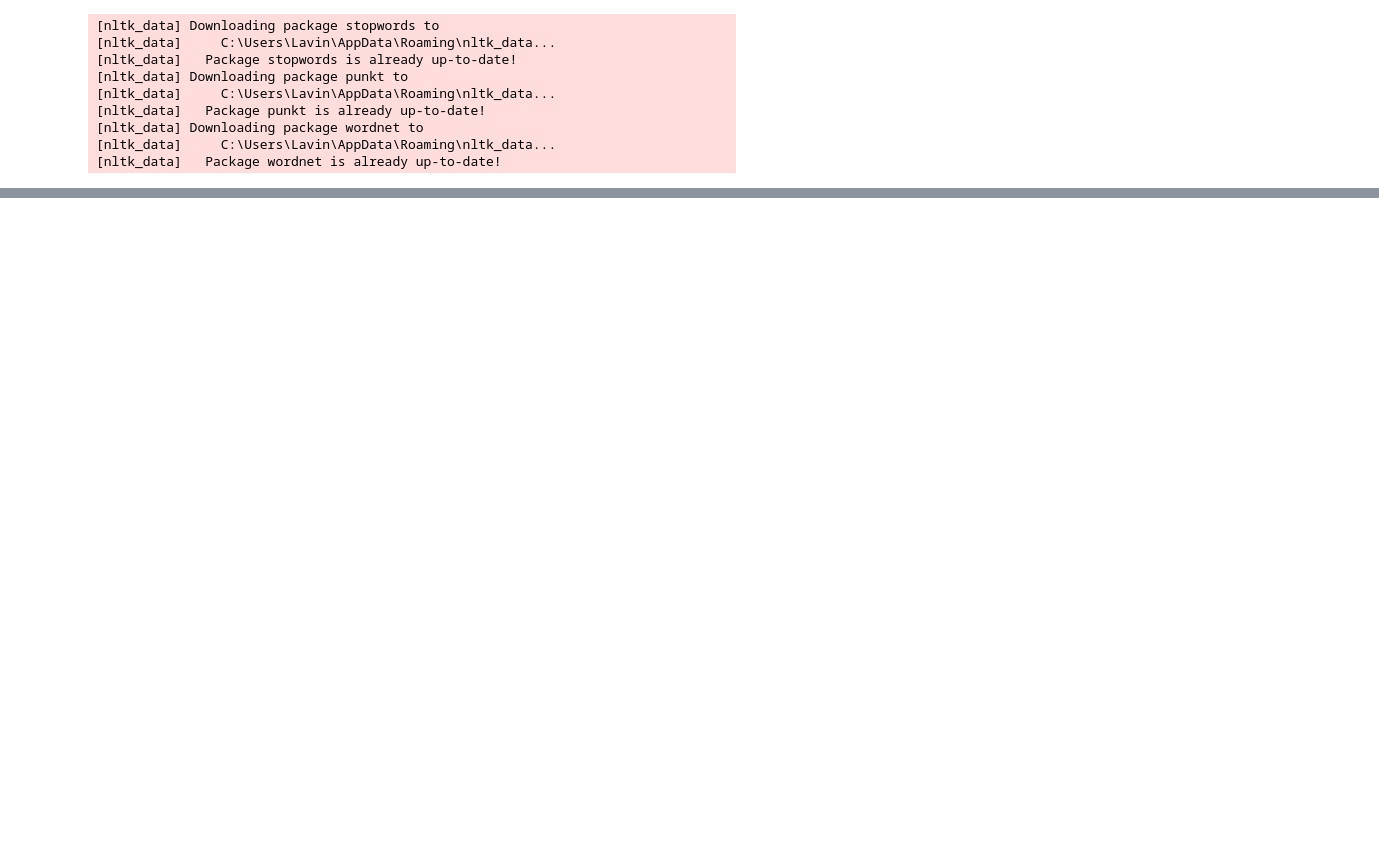
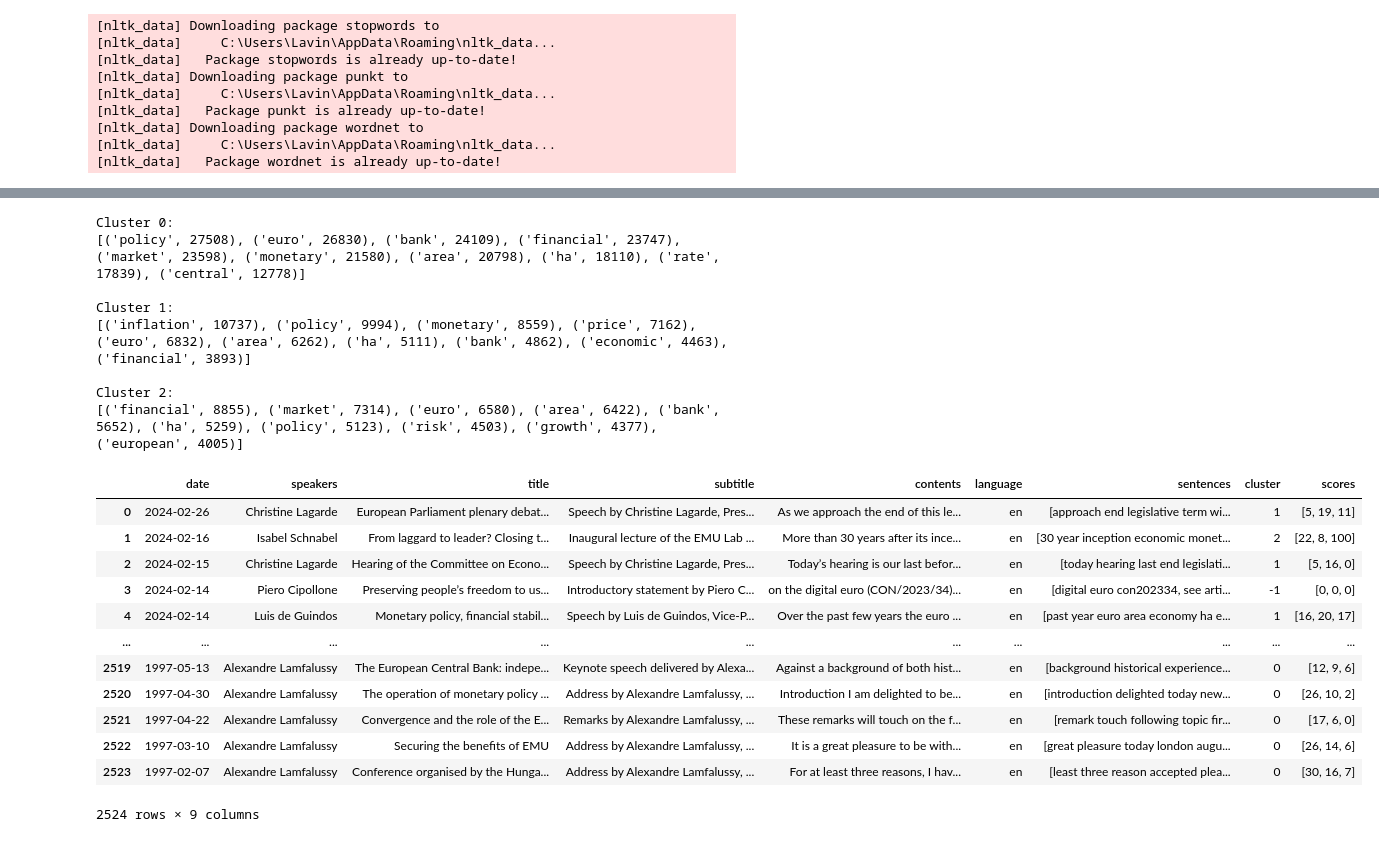
Before and after one commit to LaviniaSD/NPL---SPX, a Jupyter notebook: topic_analisys.ipynb, the cells around one changed output, grey strips where cells are left out. Cells and saved outputs as stored; diff of their text form; code cells hidden in the pictures; blank space fills up the shorter version.

Commit message:
Add topics clustering

```diff
--- a/topic_analisys.ipynb
+++ b/topic_analisys.ipynb
@@ -40,17 +40,14 @@ data = data[data['language'] == 'en']
 # %%
 # Drop null values
 data = data.dropna(subset=['speakers','contents'])
-# Reset index
 data = data.reset_index(drop=True)
+
 # Remove introduction
 for row in range (data.shape[0]):
-  try:
-    speech = re.split(
-        " \d+ (January|February|March|April|May|June|July|August|September|October|November|December) \d{4} ",
-        data.loc[row, "contents"])
-    data.loc[row, "contents"] = speech[-1]
-  except:
-    pass
+  speech = re.split(
+          " \d+ (January|February|March|April|May|June|July|August|September|October|November|December) \d{4} ",
+          data.loc[row, "contents"])
+  data.loc[row, "contents"] = speech[-1]
 # %%
 # Split into sentences
 sentences_list = []
@@ -295,0 +271,49 @@ example
+# %%
+# Cluster the texts based on the dictionaries
+def classify_text(text):
+    scores = [0, 0, 0]
+    for sentence in text:
+        interest_rates_score = sum([interest_rates_dict.get(word, 0) for word in sentence.split()])
+        inflation_score = sum([inflation_dict.get(word, 0) for word in sentence.split()])
+        economic_activity_score = sum([economic_activity_dict.get(word, 0) for word in sentence.split()])
+        scores[0] += interest_rates_score
+        scores[1] += inflation_score
+        scores[2] += economic_activity_score
+    if sum(scores) == 0:
+        return scores, -1
+    return scores, np.argmax(scores)
+
+def Dictionary_clustering(data):
+    data['scores'] = data['sentences'].apply(lambda x: classify_text(x)[0])
+    data['cluster'] = data['sentences'].apply(lambda x: classify_text(x)[1])
+
+    for i in range(3):
+        print(f"Cluster {i}:")
+        corpus = data[data['cluster'] == i]['sentences'].apply(lambda x: ' '.join(x))
+        common_words = get_top_n_words(corpus, 10)
+        print(common_words,'\n')
+    return data
+# %%
+Dictionary_clustering(data)
+# %% [output]
+Cluster 0:
+[('policy', 27508), ('euro', 26830), ('bank', 24109), ('financial', 23747), ('market', 23598), ('monetary', 21580), ('area', 20798), ('ha', 18110), ('rate', 17839), ('central', 12778)]
+
+Cluster 1:
+[('inflation', 10737), ('policy', 9994), ('monetary', 8559), ('price', 7162), ('euro', 6832), ('area', 6262), ('ha', 5111), ('bank', 4862), ('economic', 4463), ('financial', 3893)]
+
+Cluster 2:
+[('financial', 8855), ('market', 7314), ('euro', 6580), ('area', 6422), ('bank', 5652), ('ha', 5259), ('policy', 5123), ('risk', 4503), ('growth', 4377), ('european', 4005)]
+|  | date | speakers | title | subtitle | contents | language | sentences | cluster | scores |
+| 0 | 2024-02-26 | Christine Lagarde | European Parliament plenary debat... | Speech by Christine Lagarde, Pres... | As we approach the end of this le... | en | [approach end legislative term wi... | 1 | [5, 19, 11] |
+| 1 | 2024-02-16 | Isabel Schnabel | From laggard to leader? Closing t... | Inaugural lecture of the EMU Lab ... | More than 30 years after its ince... | en | [30 year inception economic monet... | 2 | [22, 8, 100] |
+| 2 | 2024-02-15 | Christine Lagarde | Hearing of the Committee on Econo... | Speech by Christine Lagarde, Pres... | Today’s hearing is our last befor... | en | [today hearing last end legislati... | 1 | [5, 16, 0] |
+| 3 | 2024-02-14 | Piero Cipollone | Preserving people’s freedom to us... | Introductory statement by Piero C... | on the digital euro (CON/2023/34)... | en | [digital euro con202334, see arti... | -1 | [0, 0, 0] |
+| 4 | 2024-02-14 | Luis de Guindos | Monetary policy, financial stabil... | Speech by Luis de Guindos, Vice-P... | Over the past few years the euro ... | en | [past year euro area economy ha e... | 1 | [16, 20, 17] |
+| ... | ... | ... | ... | ... | ... | ... | ... | ... | ... |
+| 2519 | 1997-05-13 | Alexandre Lamfalussy | The European Central Bank: indepe... | Keynote speech delivered by Alexa... | Against a background of both hist... | en | [background historical experience... | 0 | [12, 9, 6] |
+| 2520 | 1997-04-30 | Alexandre Lamfalussy | The operation of monetary policy ... | Address by Alexandre Lamfalussy, ... | Introduction I am delighted to be... | en | [introduction delighted today new... | 0 | [26, 10, 2] |
+| 2521 | 1997-04-22 | Alexandre Lamfalussy | Convergence and the role of the E... | Remarks by Alexandre Lamfalussy, ... | These remarks will touch on the f... | en | [remark touch following topic fir... | 0 | [17, 6, 0] |
+| 2522 | 1997-03-10 | Alexandre Lamfalussy | Securing the benefits of EMU | Address by Alexandre Lamfalussy, ... | It is a great pleasure to be with... | en | [great pleasure today london augu... | 0 | [26, 14, 6] |
+| 2523 | 1997-02-07 | Alexandre Lamfalussy | Conference organised by the Hunga... | Address by Alexandre Lamfalussy, ... | For at least three reasons, I hav... | en | [least three reason accepted plea... | 0 | [30, 16, 7] |
+2524 rows × 9 columns
```
Also changed, not shown: parts of 19 cells of this notebook, 1 other file.
